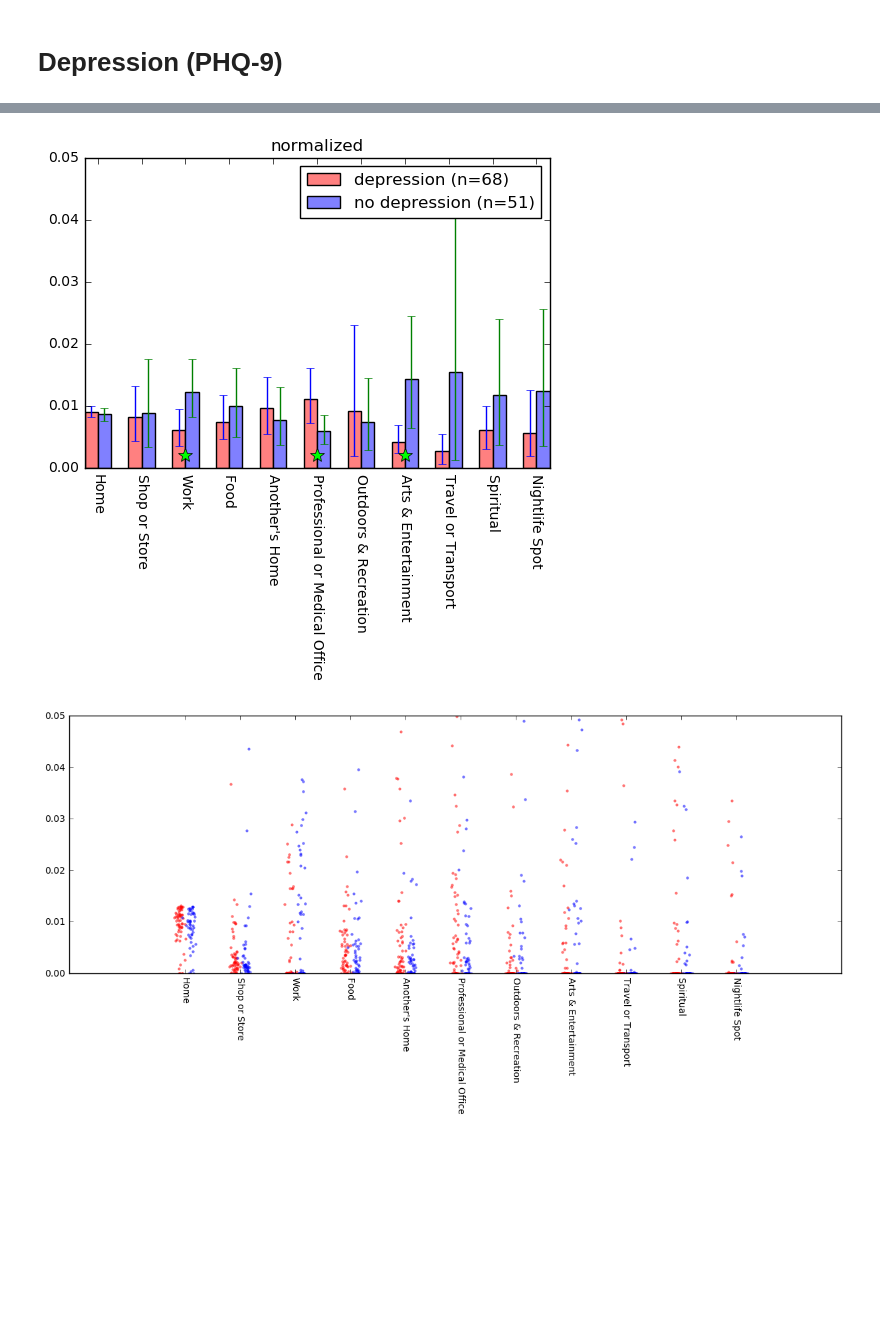
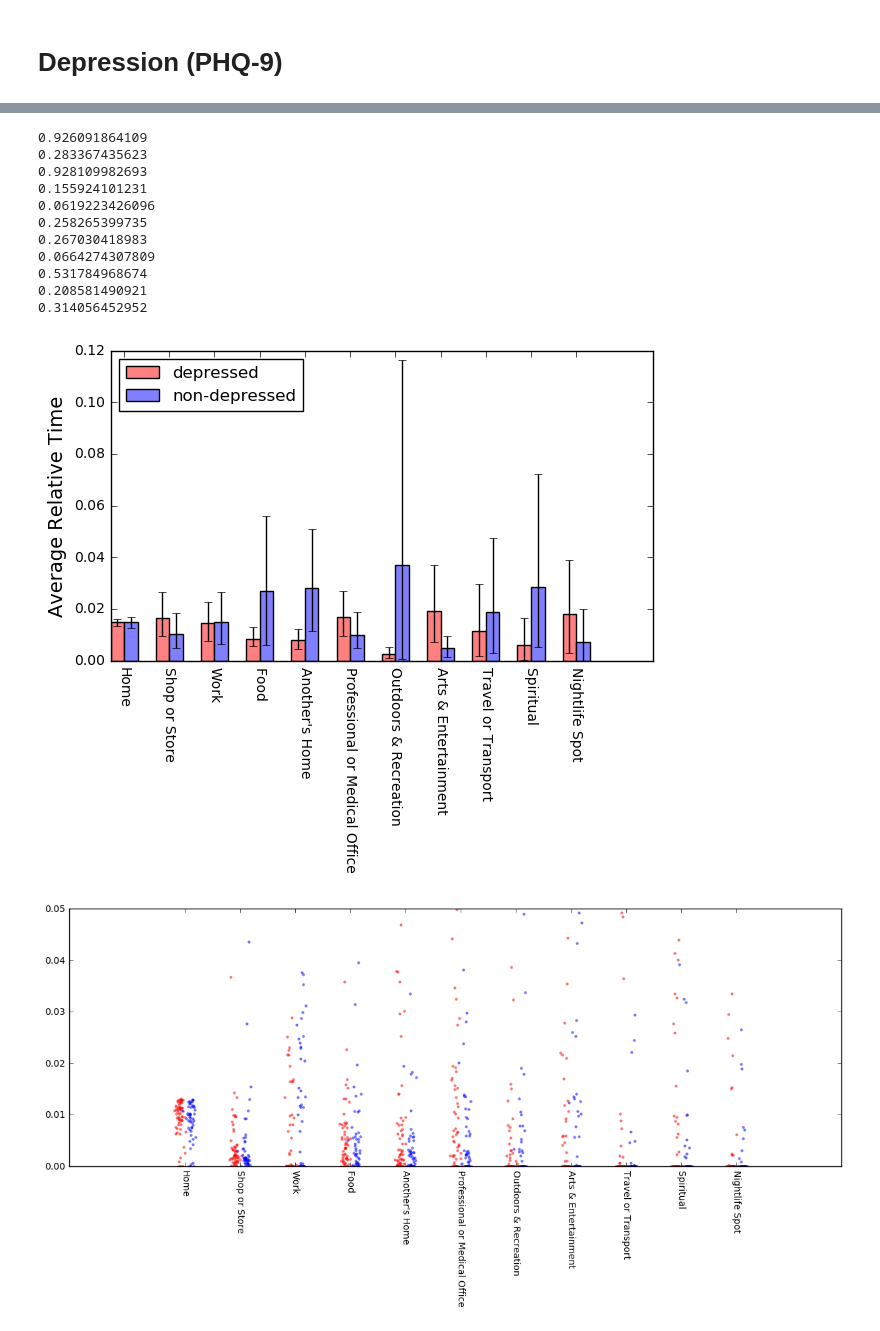
Before and after one commit to sosata/CS120DataAnalysis, a Jupyter notebook: SemanticLocation/show_locations.ipynb, the cells around one changed output, grey strips where cells are left out. Cells and saved outputs as stored; diff of their text form; code cells hidden in the pictures; blank space fills up the shorter version.

```diff
--- a/SemanticLocation/show_locations.ipynb
+++ b/SemanticLocation/show_locations.ipynb
@@ -122,16 +136,16 @@ from scipy.stats import ttest_ind
 %matplotlib inline
 
 # option 1: all <> 10
-ind_dep = np.where(np.logical_and(np.logical_and(data['PHQ9 W0']>=10, data['PHQ9 W3']>=10), data['PHQ9 W6']>=10))[0]
-ind_nodep = np.where(np.logical_and(np.logical_and(data['PHQ9 W0']<10, data['PHQ9 W3']<10), data['PHQ9 W6']<10))[0]
+# ind_dep = np.where(np.logical_and(np.logical_and(data['PHQ9 W0']>=10, data['PHQ9 W3']>=10), data['PHQ9 W6']>=10))[0]
+# ind_nodep = np.where(np.logical_and(np.logical_and(data['PHQ9 W0']<10, data['PHQ9 W3']<10), data['PHQ9 W6']<10))[0]
 
 # option 2: average <> 10
 # ind_dep = np.where(data['PHQ9 W0']+data['PHQ9 W3']+data['PHQ9 W6']>=30)[0]
 # ind_nodep = np.where(data['PHQ9 W0']+data['PHQ9 W3']+data['PHQ9 W6']<30)[0]
 
-# option 3: change <> 0
-# ind_dep = np.where(data['PHQ9 W6']-data['PHQ9 W0']>5)[0]
-# ind_nodep = np.where(data['PHQ9 W6']-data['PHQ9 W0']<-2)[0]
+# option 3: |change| <> 5
+ind_dep = np.where(data['PHQ9 W6']-data['PHQ9 W0']>=5)[0]
+ind_nodep = np.where(data['PHQ9 W6']-data['PHQ9 W0']<=-5)[0]
 
 data_dep = data.loc[ind_dep, list(location_top)]
 data_nodep = data.loc[ind_nodep, list(location_top)]
@@ -155,33 +169,47 @@ plt.title('non-normalized')
 # %%
 # same plot, normalized
+plt.figure(figsize=[7,4])
 
 persum = (np.sum(data_dep,axis=0)+np.sum(data_nodep,axis=0)).reshape([1,data_dep.shape[1]])
 # persum = (np.mean(data_dep,axis=0)+np.mean(data_nodep,axis=0)).reshape([1,data_dep.shape[1]])
 
 data_dep_norm = np.divide(data_dep, np.repeat(persum, data_dep.shape[0], axis=0))
 data_nodep_norm = np.divide(data_nodep, np.repeat(persum, data_nodep.shape[0], axis=0))
 
 mean_dep, lo_dep, hi_dep = bootstrap(np.array(data_dep_norm), 1000)
 mean_nodep, lo_nodep, hi_nodep = bootstrap(np.array(data_nodep_norm), 1000)
 
-plt.bar(np.arange(mean_dep.size), mean_dep, yerr=np.array([mean_dep-lo_dep,hi_dep-mean_dep]), width=.3, color=(1,.5,.5))
-plt.bar(np.arange(mean_nodep.size)+.3, mean_nodep, yerr=np.array([mean_nodep-lo_nodep,hi_nodep-mean_nodep]), width=.3, color=(.5,.5,1))
+plt.bar(np.arange(mean_dep.size), mean_dep, yerr=np.array([mean_dep-lo_dep,hi_dep-mean_dep]), width=.3, color=(1,.5,.5), ecolor=(0,0,0))
+plt.bar(np.arange(mean_nodep.size)+.3, mean_nodep, yerr=np.array([mean_nodep-lo_nodep,hi_nodep-mean_nodep]), width=.3, color=(.5,.5,1),ecolor=(0,0,0))
 
-plt.legend(['depression (n={})'.format(data_dep.shape[0]),'no depression (n={})'.format(data_nodep.shape[0])])
+# plt.legend(['depressed (n={})'.format(data_dep.shape[0]),'non-depressed (n={})'.format(data_nodep.shape[0])],loc='upper left')
+plt.legend(['depressed','non-depressed'],loc='upper left')
 plt.xticks(np.arange(mean_dep.size)+.3, remove_parentheses(data_dep.columns), rotation=270)
-plt.title('normalized')
+# plt.title('normalized')
+plt.ylabel('Average Relative Time',fontsize=14)
 
 # ttest
 for (i,loc) in enumerate(location_top):
     _,p = ttest_ind(data_dep.loc[np.logical_not(np.isnan(data_dep.loc[:,loc])),loc], \
                     data_nodep.loc[np.logical_not(np.isnan(data_nodep.loc[:,loc])),loc], equal_var=False)
 #     _,p = ranksums(data_dep.loc[np.logical_not(np.isnan(data_dep.loc[:,loc])),loc], \
 #                     data_nodep.loc[np.logical_not(np.isnan(data_nodep.loc[:,loc])),loc])
-#     print p
+    print p
     if p<.05:
-        plt.plot(i+.3, 0.002, '*', markersize=10, color=(0,1,0))
+        plt.plot(i+.3, max([hi_dep[i],hi_nodep[i]])+0.002, marker=(5,2), markersize=10, color=(0,0,0))
 # %% [output]
+0.926091864109
+0.283367435623
+0.928109982693
+0.155924101231
+0.0619223426096
+0.258265399735
+0.267030418983
+0.0664274307809
+0.531784968674
+0.208581490921
+0.314056452952
-[figure, old version]
+[figure, new version]
 # %%
 plt.figure(figsize=(15,5))
 for i in range(data_dep_norm.shape[0]):
```
Also changed, not shown: parts of 10 cells of this notebook, 13 other files.
